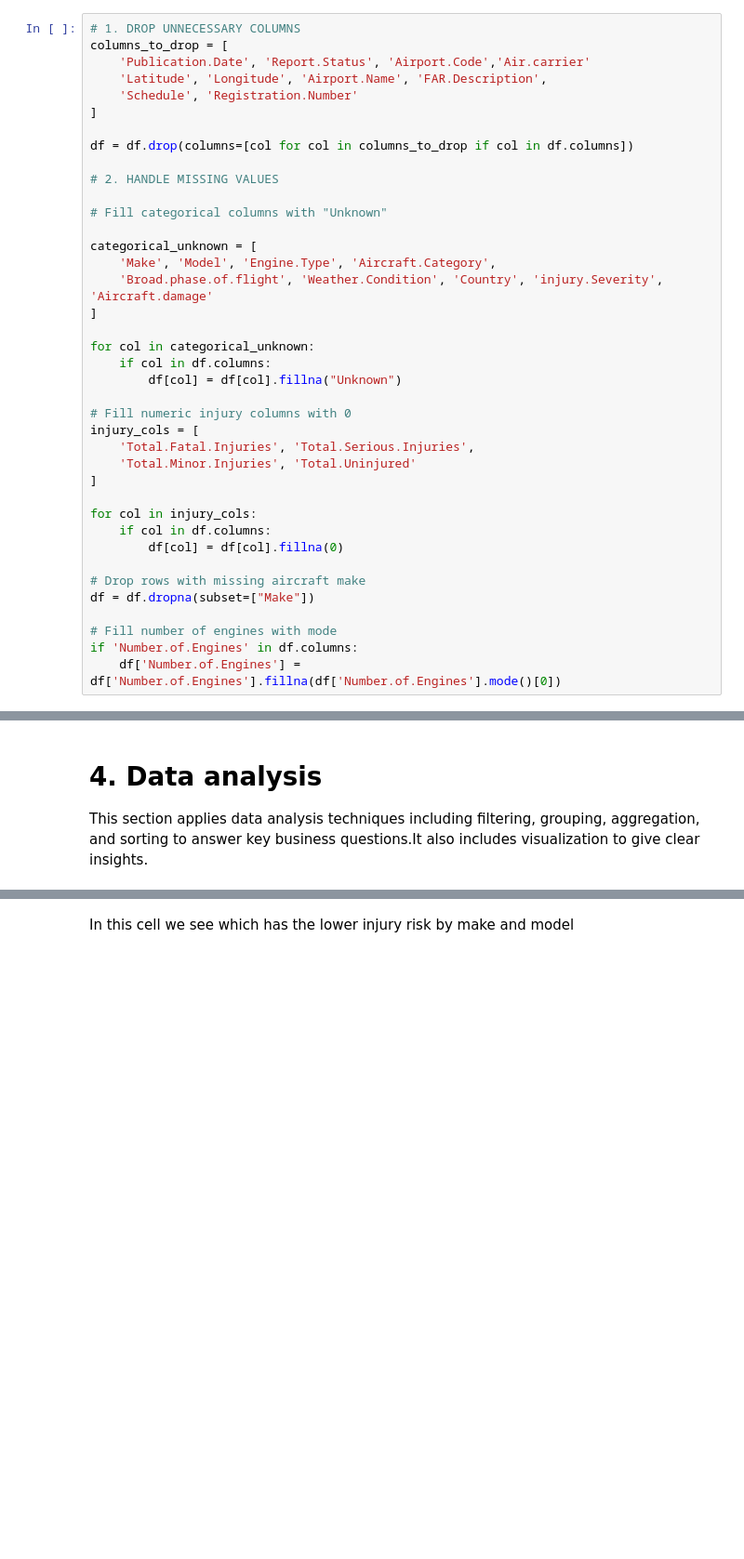
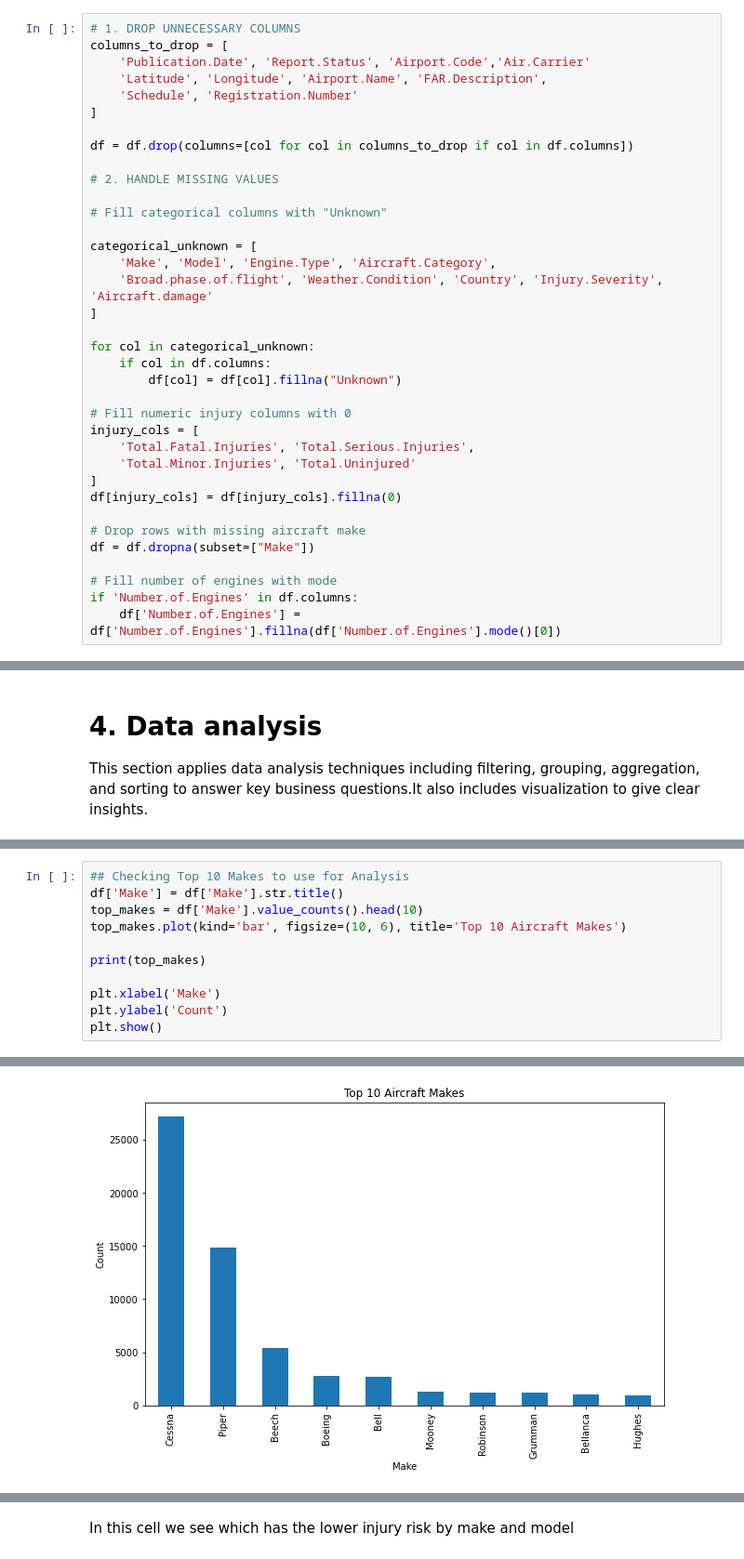
Before and after one commit to chepbree/aircraft_analysis, a Jupyter notebook: aviation.ipynb, the cells around one changed output, grey strips where cells are left out. Shown: that part at 93% size. Cells and saved outputs as stored; diff of their text form; blank space fills up the shorter version.

Commit message:
risk analysis modification

```diff
--- a/aviation.ipynb
+++ b/aviation.ipynb
@@ -115,7 +123,7 @@ Only the features related to aircraft safety, aircraft type, and flight characte
 # %%
 # 1. DROP UNNECESSARY COLUMNS
 columns_to_drop = [
-    'Publication.Date', 'Report.Status', 'Airport.Code','Air.carrier'
+    'Publication.Date', 'Report.Status', 'Airport.Code','Air.Carrier'
     'Latitude', 'Longitude', 'Airport.Name', 'FAR.Description',
     'Schedule', 'Registration.Number'
 ]
@@ -128,7 +136,7 @@ df = df.drop(columns=[col for col in columns_to_drop if col in df.columns])
 
 categorical_unknown = [
     'Make', 'Model', 'Engine.Type', 'Aircraft.Category',
-    'Broad.phase.of.flight', 'Weather.Condition', 'Country', 'injury.Severity', 'Aircraft.damage'
+    'Broad.phase.of.flight', 'Weather.Condition', 'Country', 'Injury.Severity', 'Aircraft.damage'
 ]
 
 for col in categorical_unknown:
@@ -140,10 +148,7 @@ injury_cols = [
     'Total.Fatal.Injuries', 'Total.Serious.Injuries',
     'Total.Minor.Injuries', 'Total.Uninjured'
 ]
-
-for col in injury_cols:
-    if col in df.columns:
-        df[col] = df[col].fillna(0)
+df[injury_cols] = df[injury_cols].fillna(0)
 
 # Drop rows with missing aircraft make
 df = df.dropna(subset=["Make"])
@@ -292,0 +294,12 @@ plt.show()
+# %%
+## Checking Top 10 Makes to use for Analysis
+df['Make'] = df['Make'].str.title()
+top_makes = df['Make'].value_counts().head(10)
+top_makes.plot(kind='bar', figsize=(10, 6), title='Top 10 Aircraft Makes')
+
+print(top_makes)
+
+plt.xlabel('Make')
+plt.ylabel('Count')
+plt.show()
+# %% [output]
@@ -292,0 +317 @@ plt.show()
+[figure, added]
```
Also changed, not shown: parts of 23 cells of this notebook, 10 other files.
